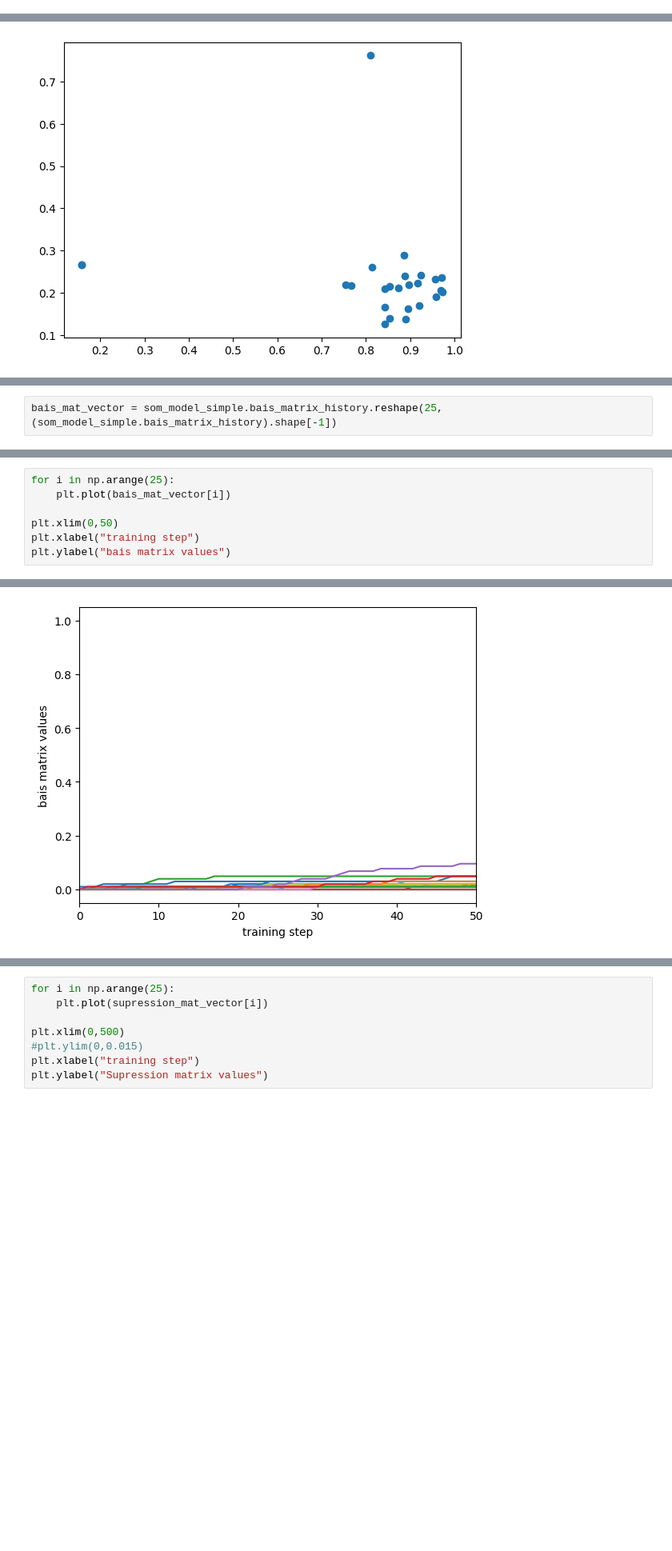
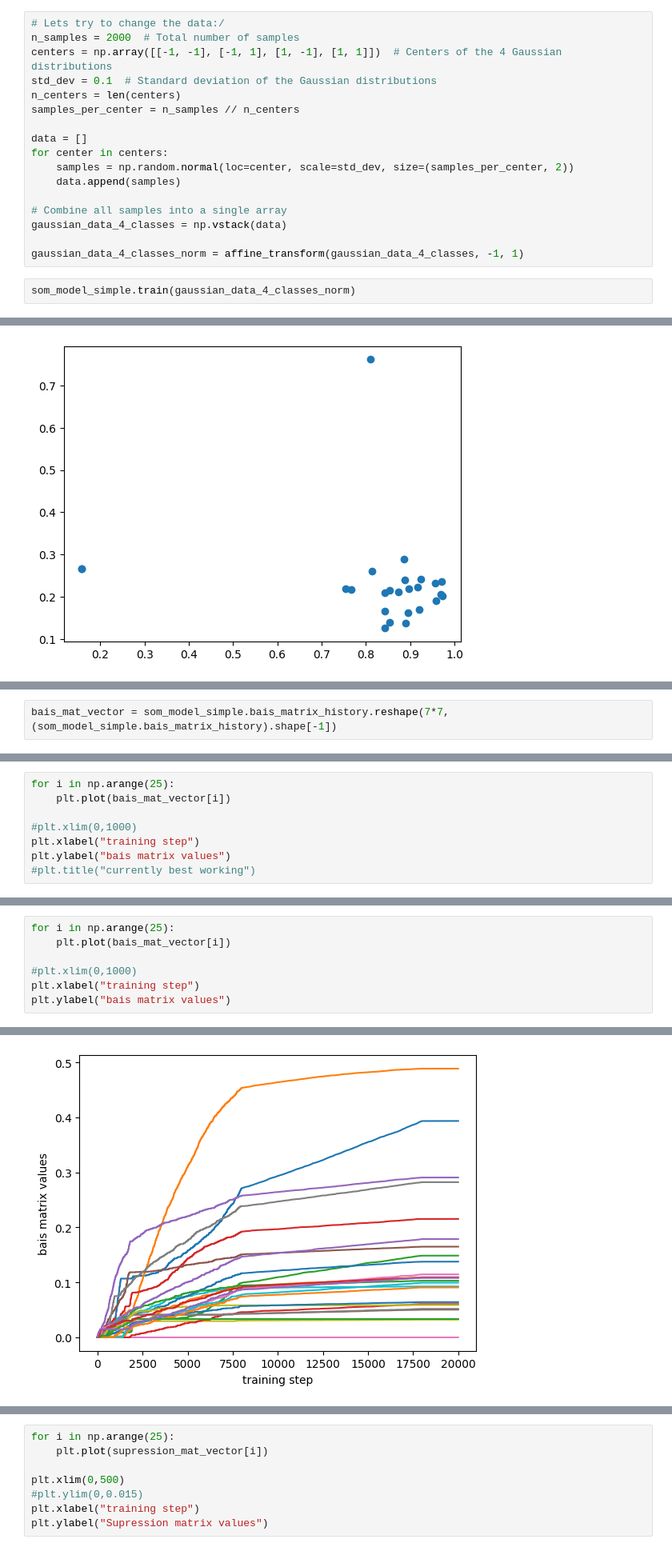
Before and after one commit to XENONnT/SOM_package, a Jupyter notebook: examples/concious_SOM_example.ipynb, the cells around one changed output, grey strips where cells are left out. Shown at 80% size. Drawn from its saved outputs; the diff is of its cells as text; blank space fills up the shorter version.

```diff
--- a/examples/concious_SOM_example.ipynb
+++ b/examples/concious_SOM_example.ipynb
@@ -97,0 +408,19 @@ Text(0.5, 1.0, 'n_iter = 10000')
+# %%
+# Lets try to change the data:/
+n_samples = 2000  # Total number of samples
+centers = np.array([[-1, -1], [-1, 1], [1, -1], [1, 1]])  # Centers of the 4 Gaussian distributions
+std_dev = 0.1  # Standard deviation of the Gaussian distributions
+n_centers = len(centers)
+samples_per_center = n_samples // n_centers
+
+data = []
+for center in centers:
+    samples = np.random.normal(loc=center, scale=std_dev, size=(samples_per_center, 2))
+    data.append(samples)
+
+# Combine all samples into a single array
+gaussian_data_4_classes = np.vstack(data)
+
+gaussian_data_4_classes_norm = affine_transform(gaussian_data_4_classes, -1, 1)
+# %%
+som_model_simple.train(gaussian_data_4_classes_norm)
@@ -173,3 +495,3 @@ array([[[0.        , 0.        , 0.        , ..., 0.99528785,
 # %%
-bais_mat_vector = som_model_simple.bais_matrix_history.reshape(25,(som_model_simple.bais_matrix_history).shape[-1])
+bais_mat_vector = som_model_simple.bais_matrix_history.reshape(7*7,(som_model_simple.bais_matrix_history).shape[-1])
 # %%
@@ -176,0 +499,8 @@ supression_mat_vector = som_model_simple.suppresion_matrix_history.reshape(25,(s
+# %%
+for i in np.arange(25):
+    plt.plot(bais_mat_vector[i])
+
+#plt.xlim(0,1000)
+plt.xlabel("training step")
+plt.ylabel("bais matrix values")
+#plt.title("currently best working")
@@ -187,10 +520,10 @@ Text(0, 0.5, 'bais matrix values')
 # %%
 for i in np.arange(25):
     plt.plot(bais_mat_vector[i])
 
-plt.xlim(0,50)
+#plt.xlim(0,1000)
 plt.xlabel("training step")
 plt.ylabel("bais matrix values")
 # %% [output]
 Text(0, 0.5, 'bais matrix values')
-[figure, old version]
+[figure, new version]
```
Also changed, not shown: parts of 68 cells of this notebook, 2 other files.
